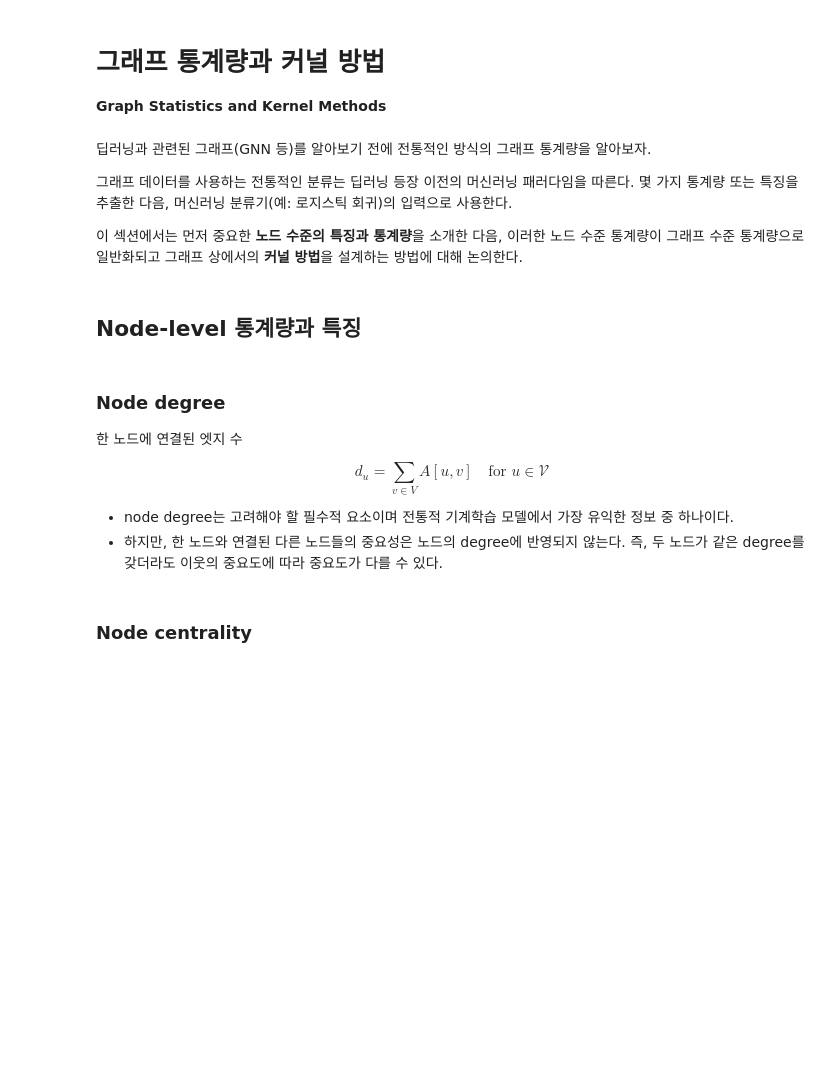
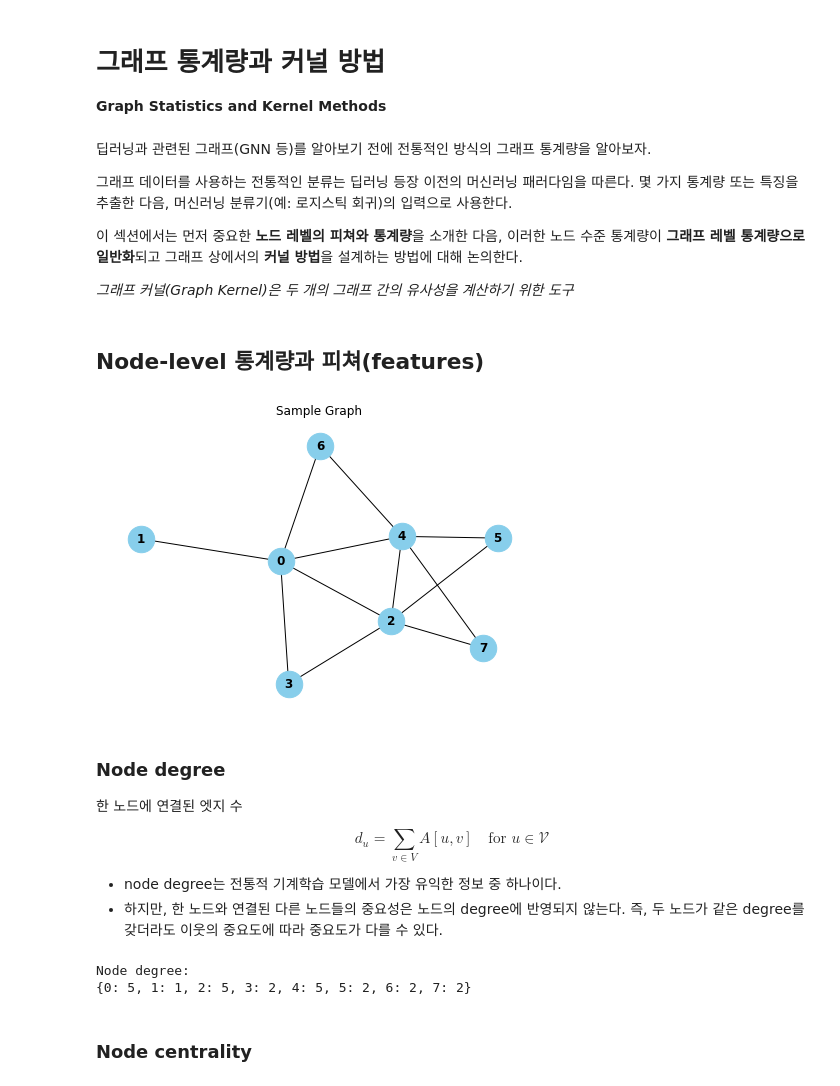
Before and after one commit to jo-cho/FinBlog, a Jupyter notebook: posts/machine_learning/GRL_02_1.ipynb, the cells around one changed output. Drawn from its saved outputs; the diff is of its cells as text; code cells hidden in the pictures; blank space fills up the shorter version.

```diff
--- a/posts/machine_learning/GRL_02_1.ipynb
+++ b/posts/machine_learning/GRL_02_1.ipynb
@@ -17,9 +17,29 @@ Hamilton,W.L. *Graph Representation Learning*. 2020
 
 그래프 데이터를 사용하는 전통적인 분류는 딥러닝 등장 이전의 머신러닝 패러다임을 따른다. 몇 가지 통계량 또는 특징을 추출한 다음, 머신러닝 분류기(예: 로지스틱 회귀)의 입력으로 사용한다.
 
-이 섹션에서는 먼저 중요한 **노드 수준의 특징과 통계량**을 소개한 다음, 이러한 노드 수준 통계량이 그래프 수준 통계량으로 일반화되고 그래프 상에서의 **커널 방법**을 설계하는 방법에 대해 논의한다.
+이 섹션에서는 먼저 중요한 **노드 레벨의 피쳐와 통계량**을 소개한 다음, 이러한 노드 수준 통계량이 **그래프 레벨 통계량으로 일반화**되고 그래프 상에서의 **커널 방법**을 설계하는 방법에 대해 논의한다.
+
+*그래프 커널(Graph Kernel)은 두 개의 그래프 간의 유사성을 계산하기 위한 도구*
 # %% [markdown]
-## Node-level 통계량과 특징
+## Node-level 통계량과 피쳐(features)
+# %%
+import networkx as nx
+import matplotlib.pyplot as plt
+
+# Barabási-Albert 그래프 생성
+n = 8  # 노드 개수
+m = 2    # 새로운 노드에 연결되는 엣지 수
+G = nx.barabasi_albert_graph(n, m)
+# %%
+# 시각화
+pos = nx.spring_layout(G)  # 그래프 레이아웃 정의
+
+# 노드 및 엣지 그리기
+nx.draw(G, pos, with_labels=True, node_size=700, node_color="skyblue", font_size=12, font_weight="bold")
+plt.title("Sample Graph")
+plt.show()
+# %% [output]
+[figure, added]
 # %% [markdown]
 ### Node degree
 
@@ -27,8 +47,16 @@ Hamilton,W.L. *Graph Representation Learning*. 2020
 
 $$d_u = \sum_{v \in V}A[u,v] \quad \text{for } u \in \mathcal{V}$$
 
-- node degree는 고려해야 할 필수적 요소이며 전통적 기계학습 모델에서 가장 유익한 정보 중 하나이다.
+- node degree는 전통적 기계학습 모델에서 가장 유익한 정보 중 하나이다.
 - 하지만, 한 노드와 연결된 다른 노드들의 중요성은 노드의 degree에 반영되지 않는다. 즉, 두 노드가 같은 degree를 갖더라도 이웃의 중요도에 따라 중요도가 다를 수 있다.
+# %%
+# Node degree 구하기
+degree = dict(G.degree())
+print("Node degree:")
+print(degree)
+# %% [output]
+Node degree:
+{0: 5, 1: 1, 2: 5, 3: 2, 4: 5, 5: 2, 6: 2, 7: 2}
 # %% [markdown]
 ### Node centrality
 # %% [markdown]
```
Also changed, not shown: parts of 12 cells of this notebook, 23 other files.
